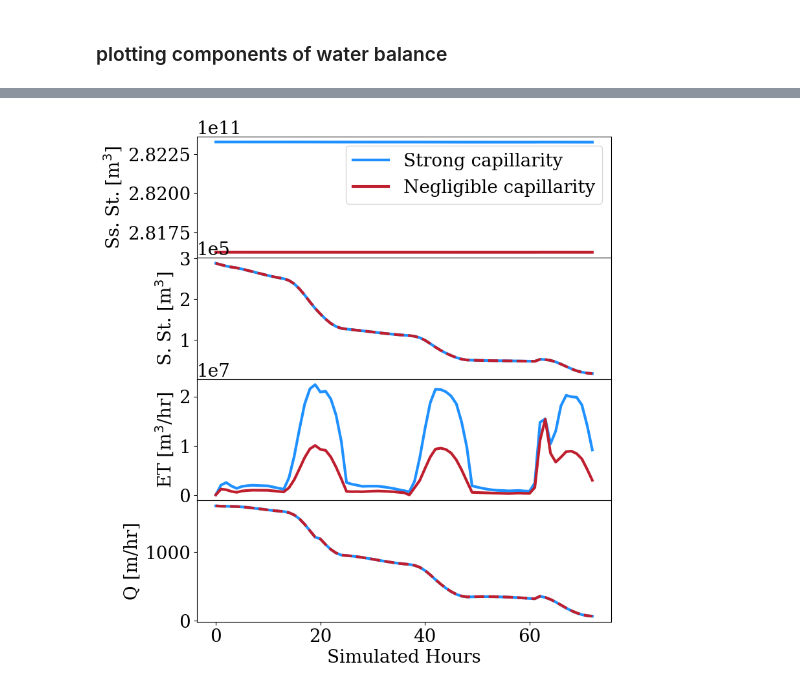
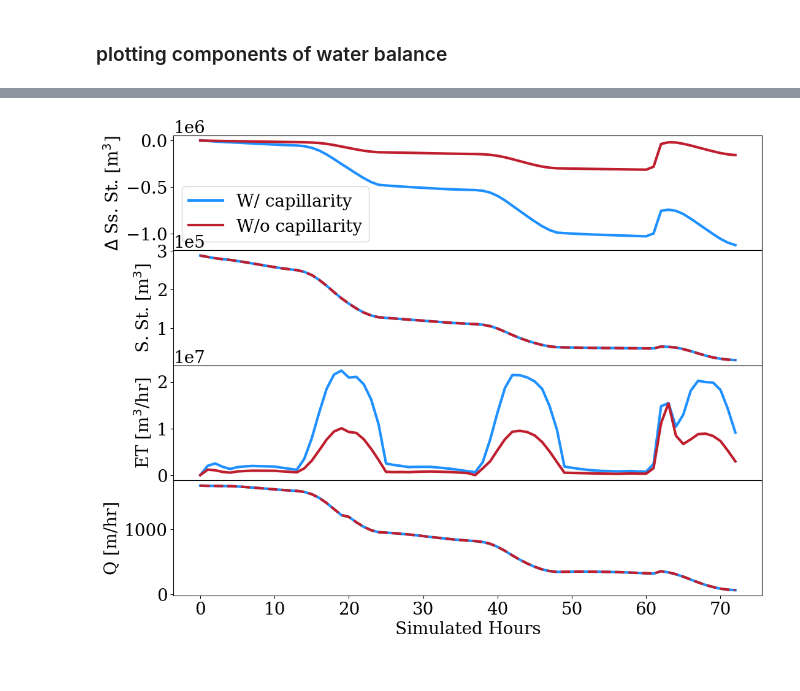
Before and after one commit to mashadab/ParFlow-project, a Jupyter notebook: little_washita/Simulation_Analysis.ipynb, the cells around one changed output, grey strips where cells are left out. Saved outputs shown, nothing was run; the diff lists cells and outputs as text; code cells hidden in the pictures.

```diff
--- a/little_washita/Simulation_Analysis.ipynb
+++ b/little_washita/Simulation_Analysis.ipynb
@@ -231,32 +231,32 @@ np.savez(f'little_washita_time{icount}hr_sim_type{sim_type}_storage',subsurface_
 # %%
 #Difference plots  subsurface_storage,surface_storage,et,overland_flow
 no_cap = np.load(f'little_washita_time72hr_sim_typeno-cap_storage.npz'); subsurf_storage_no_cap = no_cap['arr_0']; surf_storage_no_cap = no_cap['arr_1']; et_no_cap = no_cap['arr_2']; overland_no_cap = no_cap['arr_3'];
 cap = np.load(f'little_washita_time72hr_sim_typecap_storage.npz'); subsurf_storage_cap = cap['arr_0']; surf_storage_cap = cap['arr_1']; et_cap = cap['arr_2']; overland_cap = cap['arr_3'];
 
 #plotting components of water balance
-fig, axs = plt.subplots(4, sharex=True, figsize=(8,10) , dpi=100)
+fig, axs = plt.subplots(4, sharex=True, figsize=(12,10) , dpi=100)
 #fig.suptitle('Little Washita Water Balance')
-axs[0].plot(subsurf_storage_cap, linewidth=3, color = blue,linestyle='-',label='Strong capillarity')
-axs[0].plot(subsurf_storage_no_cap, linewidth=3, color = red,linestyle='-',label='Negligible capillarity')
+axs[0].plot(subsurf_storage_cap-subsurf_storage_cap[0], linewidth=3, color = blue,linestyle='-',label='W/ capillarity')
+axs[0].plot(subsurf_storage_no_cap-subsurf_storage_no_cap[0], linewidth=3, color = red,linestyle='-',label='W/o capillarity')
 axs[0].legend(loc='best')
-axs[0].set_ylabel("Ss. St. [m$^3$]")
+axs[0].set_ylabel("$\Delta$ Ss. St. [m$^3$]")
 axs[1].plot(surf_storage_no_cap, linewidth=3, color = blue,linestyle='-')
 axs[1].plot(surf_storage_cap, linewidth=3, color = red,linestyle='--')
 axs[1].set_ylabel("S. St. [m$^3$]")
 axs[2].plot(et_cap, linewidth=3, color = blue,linestyle='-')
 axs[2].plot(et_no_cap, linewidth=3, color = red,linestyle='-')
 axs[2].set_ylabel("ET [m$^3$/hr]")
 axs[3].plot(overland_cap[:,24,50], linewidth=3, color = blue,linestyle='-')
 axs[3].plot(overland_no_cap[:,24,50], linewidth=3, color = red,linestyle='--')
 axs[3].set_ylabel("Q [m/hr]")
 plt.xlabel('Simulated Hours')
 plt.subplots_adjust(left=0.1,
                     bottom=0.1,
                     right=0.9,
                     top=0.85,
                     wspace=0.0,
                     hspace=0.0)
 axs[1].ticklabel_format(axis='y', style='sci', scilimits=(0,0))
 plt.savefig(f'little_washita_time{icount}hr_sim_type{sim_type}_combined.pdf',bbox_inches='tight', dpi = 600)
 # %% [output]
-[figure, old version]
+[figure, new version]
```
Also changed, not shown: parts of 3 cells of this notebook, 1 other file.
